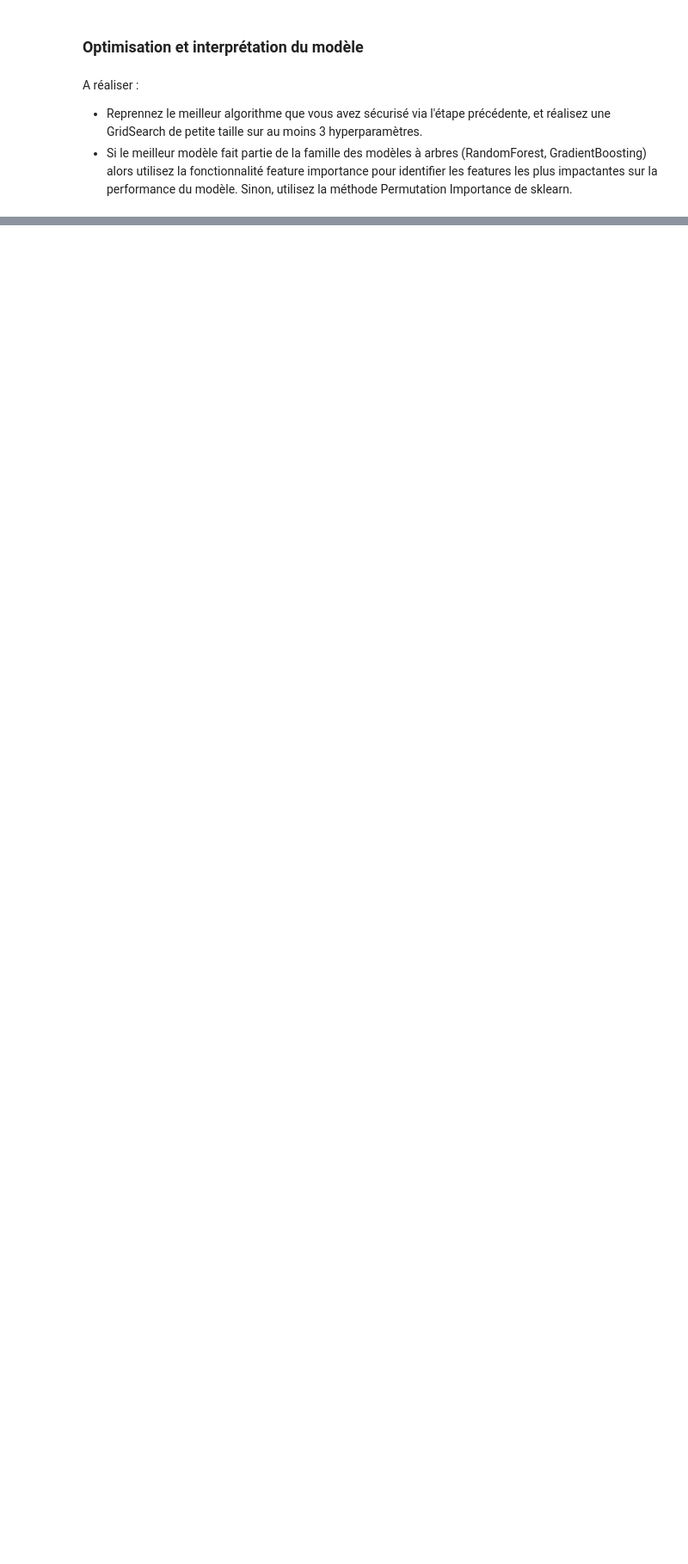
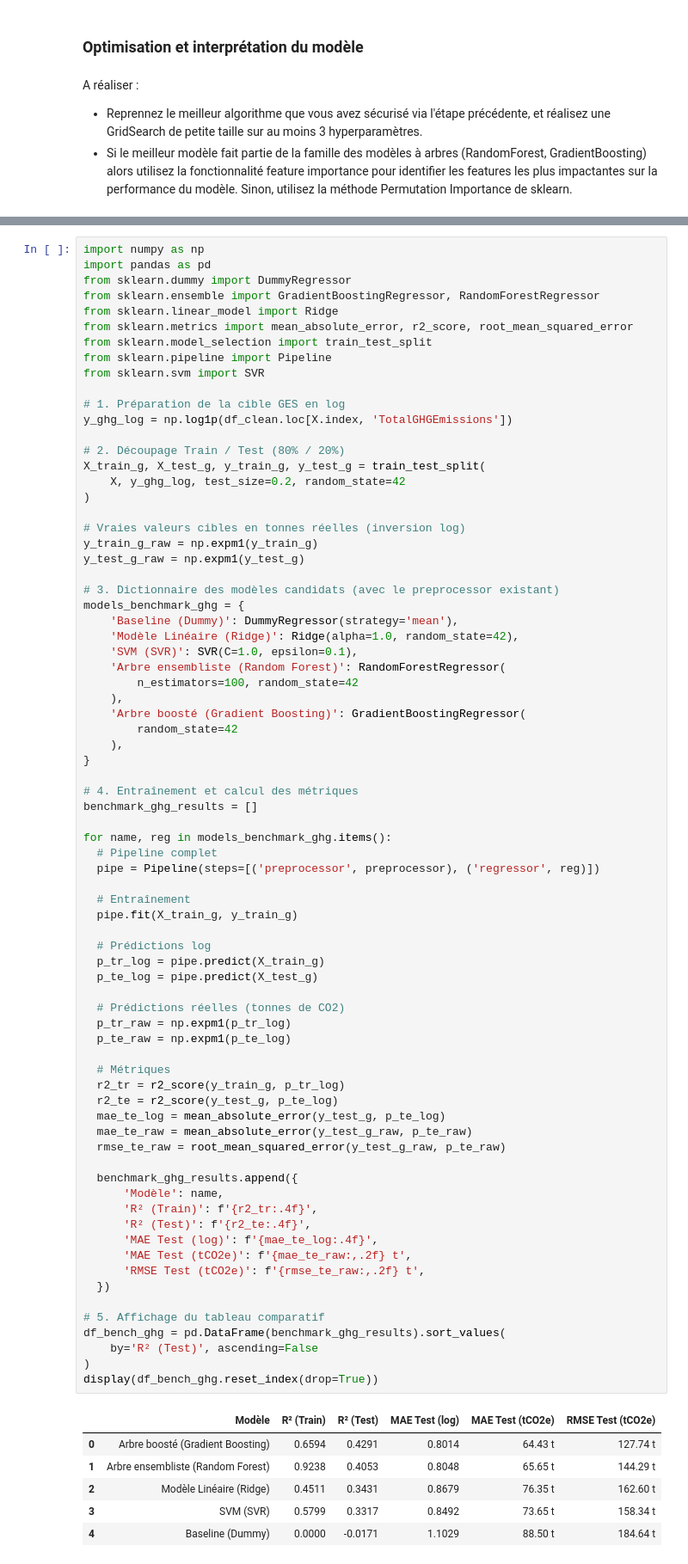
Before and after one commit to mahmoudaminfr-dotcom/seattle-building-energy-prediction, a Jupyter notebook: data/template_modelistation_supervisee.ipynb, the cells around one changed output, grey strips where cells are left out. Shown at 86% size. Cells and saved outputs as stored; diff of their text form; blank space fills up the shorter version.

```diff
--- a/data/template_modelistation_supervisee.ipynb
+++ b/data/template_modelistation_supervisee.ipynb
@@ -1039,0 +1890,82 @@ A réaliser :
+# %%
+import numpy as np
+import pandas as pd
+from sklearn.dummy import DummyRegressor
+from sklearn.ensemble import GradientBoostingRegressor, RandomForestRegressor
+from sklearn.linear_model import Ridge
+from sklearn.metrics import mean_absolute_error, r2_score, root_mean_squared_error
+from sklearn.model_selection import train_test_split
+from sklearn.pipeline import Pipeline
+from sklearn.svm import SVR
+
+# 1. Préparation de la cible GES en log
+y_ghg_log = np.log1p(df_clean.loc[X.index, 'TotalGHGEmissions'])
+
+# 2. Découpage Train / Test (80% / 20%)
+X_train_g, X_test_g, y_train_g, y_test_g = train_test_split(
+    X, y_ghg_log, test_size=0.2, random_state=42
+)
+
+# Vraies valeurs cibles en tonnes réelles (inversion log)
+y_train_g_raw = np.expm1(y_train_g)
+y_test_g_raw = np.expm1(y_test_g)
+
+# 3. Dictionnaire des modèles candidats (avec le preprocessor existant)
+models_benchmark_ghg = {
+    'Baseline (Dummy)': DummyRegressor(strategy='mean'),
+    'Modèle Linéaire (Ridge)': Ridge(alpha=1.0, random_state=42),
+    'SVM (SVR)': SVR(C=1.0, epsilon=0.1),
+    'Arbre ensembliste (Random Forest)': RandomForestRegressor(
+        n_estimators=100, random_state=42
+    ),
+    'Arbre boosté (Gradient Boosting)': GradientBoostingRegressor(
+        random_state=42
+    ),
+}
+
+# 4. Entraînement et calcul des métriques
+benchmark_ghg_results = []
+
+for name, reg in models_benchmark_ghg.items():
+  # Pipeline complet
+  pipe = Pipeline(steps=[('preprocessor', preprocessor), ('regressor', reg)])
+
+  # Entraînement
+  pipe.fit(X_train_g, y_train_g)
+
+  # Prédictions log
+  p_tr_log = pipe.predict(X_train_g)
+  p_te_log = pipe.predict(X_test_g)
+
+  # Prédictions réelles (tonnes de CO2)
+  p_tr_raw = np.expm1(p_tr_log)
+  p_te_raw = np.expm1(p_te_log)
+
+  # Métriques
+  r2_tr = r2_score(y_train_g, p_tr_log)
+  r2_te = r2_score(y_test_g, p_te_log)
+  mae_te_log = mean_absolute_error(y_test_g, p_te_log)
+  mae_te_raw = mean_absolute_error(y_test_g_raw, p_te_raw)
+  rmse_te_raw = root_mean_squared_error(y_test_g_raw, p_te_raw)
+
+  benchmark_ghg_results.append({
+      'Modèle': name,
+      'R² (Train)': f'{r2_tr:.4f}',
+      'R² (Test)': f'{r2_te:.4f}',
+      'MAE Test (log)': f'{mae_te_log:.4f}',
+      'MAE Test (tCO2e)': f'{mae_te_raw:,.2f} t',
+      'RMSE Test (tCO2e)': f'{rmse_te_raw:,.2f} t',
+  })
+
+# 5. Affichage du tableau comparatif
+df_bench_ghg = pd.DataFrame(benchmark_ghg_results).sort_values(
+    by='R² (Test)', ascending=False
+)
+display(df_bench_ghg.reset_index(drop=True))
+# %% [output]
+|  | Modèle | R² (Train) | R² (Test) | MAE Test (log) | MAE Test (tCO2e) | RMSE Test (tCO2e) |
+| 0 | Arbre boosté (Gradient Boosting) | 0.6594 | 0.4291 | 0.8014 | 64.43 t | 127.74 t |
+| 1 | Arbre ensembliste (Random Forest) | 0.9238 | 0.4053 | 0.8048 | 65.65 t | 144.29 t |
+| 2 | Modèle Linéaire (Ridge) | 0.4511 | 0.3431 | 0.8679 | 76.35 t | 162.60 t |
+| 3 | SVM (SVR) | 0.5799 | 0.3317 | 0.8492 | 73.65 t | 158.34 t |
+| 4 | Baseline (Dummy) | 0.0000 | -0.0171 | 1.1029 | 88.50 t | 184.64 t |
```
Also changed, not shown: parts of 32 cells of this notebook.
